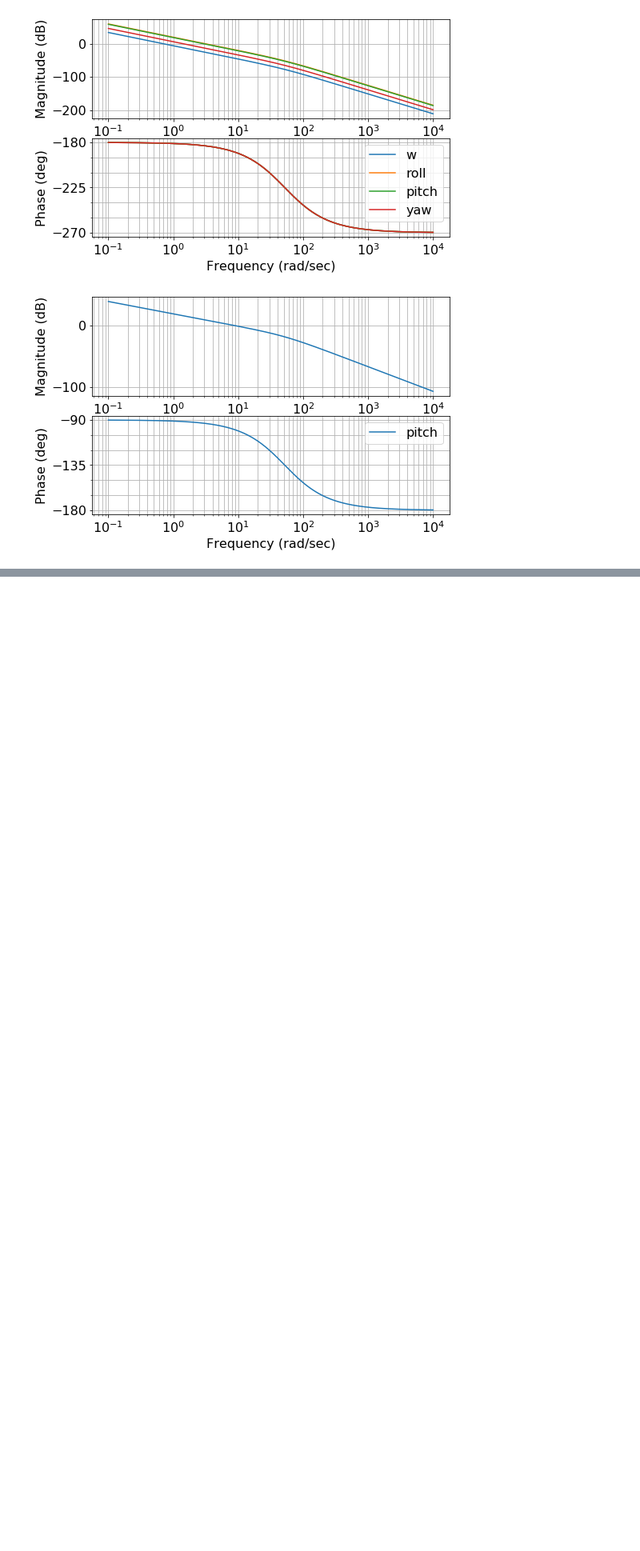
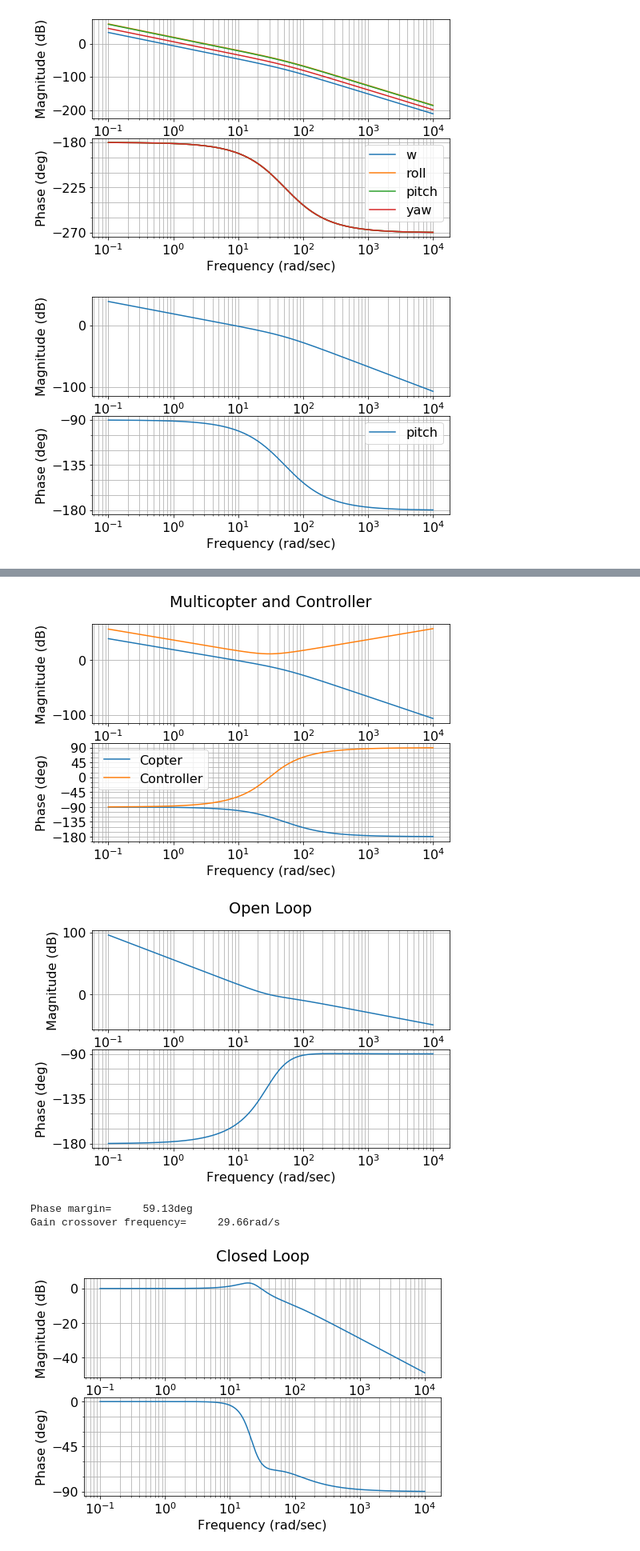
Before and after one commit to kouhei1970/fundamental_of_multicopter_control, a Jupyter notebook: sandbox/control_sandbox.ipynb, the cells around one changed output, grey strips where cells are left out. Shown at 80% size. Cells and saved outputs as stored; diff of their text form; code cells hidden in the pictures; blank space fills up the shorter version.

```diff
--- a/sandbox/control_sandbox.ipynb
+++ b/sandbox/control_sandbox.ipynb
@@ -378,0 +470,74 @@ plt.show()
+# %%
+#PID制御
+Kp=3.75
+Ti=0.055
+Td=0.02
+
+cont=matlab.tf([Kp*Td, Kp, Kp/Ti],[1,0])
+L=sysq*cont
+closesys=matlab.feedback(L)
+
+#制御対象と制御器のボード線図
+plt.figure(figsize=(8,5))
+plt.rcParams["font.size"] = 16
+wfreq=np.logspace(-1,4,1000)
+magq,phadeq,omegaq = matlab.bode(sysq,wfreq,label='Copter')
+magc,phadec,omegac = matlab.bode(cont,wfreq,label='Controller')
+plt.title("Multicopter and Controller",pad=170)
+plt.legend()
+plt.show()
+
+#開ループボード線図
+plt.figure(figsize=(8,5))
+plt.rcParams["font.size"] = 16
+wfreq=np.logspace(-1,4,1000)
+magq,phadeq,omegaq = matlab.bode(L,wfreq,label='openloop')
+plt.title("Open Loop",pad=170)
+plt.show()
+
+
+#位相余裕（ゲイン余裕）
+gm, pm, wpc, wgc=matlab.margin(L)
+print('Phase margin={:10.2f}deg\nGain crossover frequency={:10.2f}rad/s'.format(pm, wgc))
+
+
+#閉ループボード線図
+plt.figure(figsize=(8,5))
+plt.rcParams["font.size"] = 16
+wfreq=np.logspace(-1,4,1000)
+magq,phadeq,omegaq = matlab.bode(closesys,wfreq,label='closeloop')
+plt.title("Closed Loop", pad=170)
+plt.show()
+
+#ステップ応答
+t=np.linspace(0,1,1000)
+y,t=matlab.step(closesys, t)
+plt.plot(t,y)
+plt.grid()
+plt.title('Step Responce')
+plt.show()
+
+#インパルス応答
+t=np.linspace(0,1,1000)
+y,t=matlab.impulse(closesys, t)
+plt.plot(t,y)
+plt.grid()
+plt.title('Impulse Responce')
+plt.show()
+
+###外乱応答
+sys_dist=sysq/(1+cont*sysq)
+
+#外乱ステップ応答
+t=np.linspace(0,1,1000)
+y,t=matlab.step(sys_dist, t)
+plt.plot(t,y)
+plt.grid()
+plt.title('Disturbance Step Responce')
+plt.show()
+# %% [output]
+[figure, added]
+[figure, added]
+Phase margin=     59.13deg
+Gain crossover frequency=     29.66rad/s
+[figure, added]
```
Also changed, not shown: parts of 10 cells of this notebook, 1 other file.
